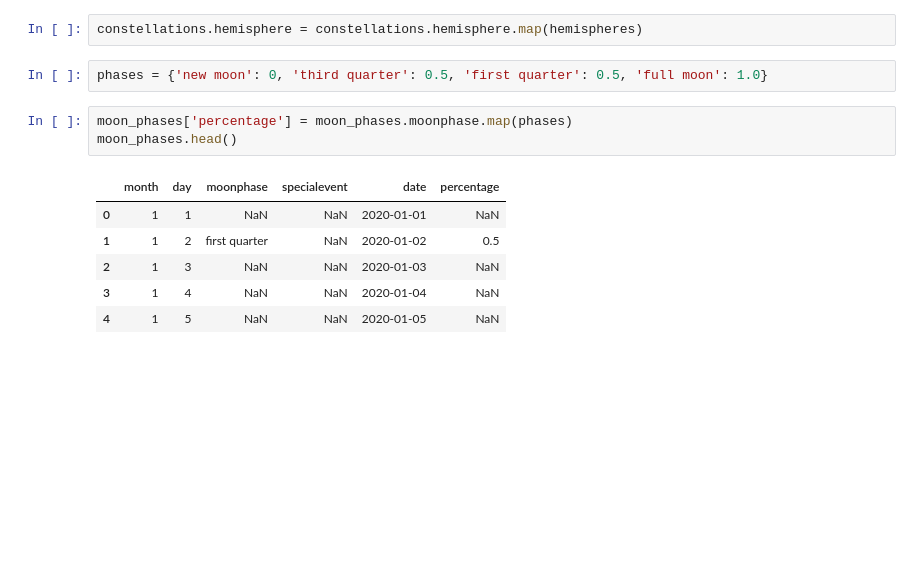
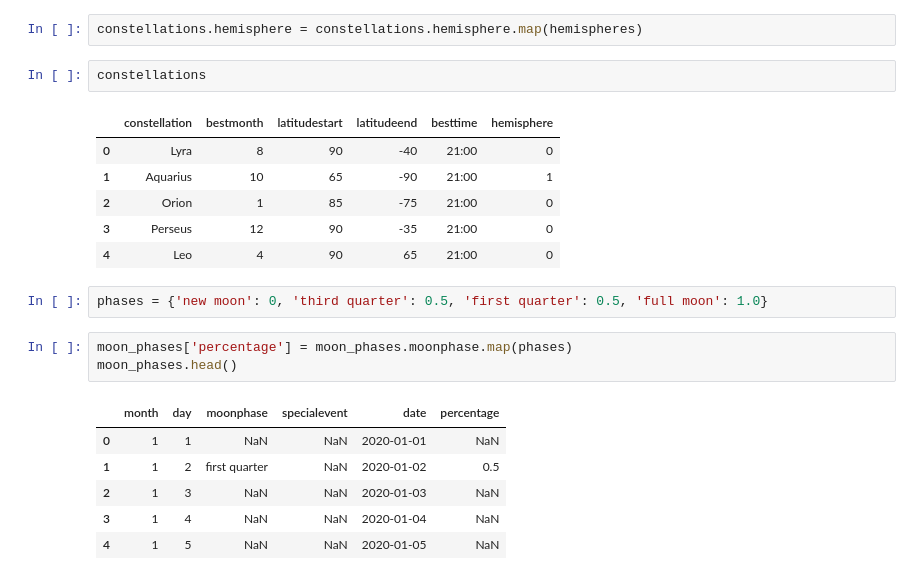
Before and after one commit to ArcayCo83/lluviameteoritos, a Jupyter notebook: meteorshowers.ipynb, the cells around one changed output. Saved outputs shown, nothing was run; the diff lists cells and outputs as text; blank space fills up the shorter version.

```diff
--- a/meteorshowers.ipynb
+++ b/meteorshowers.ipynb
@@ -157,5 +166,14 @@ meteor_showers.hemisphere = meteor_showers.hemisphere.map(hemispheres)
 # %%
 constellations.hemisphere = constellations.hemisphere.map(hemispheres)
+# %%
+constellations
+# %% [output]
+|  | constellation | bestmonth | latitudestart | latitudeend | besttime | hemisphere |
+| 0 | Lyra | 8 | 90 | -40 | 21:00 | 0 |
+| 1 | Aquarius | 10 | 65 | -90 | 21:00 | 1 |
+| 2 | Orion | 1 | 85 | -75 | 21:00 | 0 |
+| 3 | Perseus | 12 | 90 | -35 | 21:00 | 0 |
+| 4 | Leo | 4 | 90 | 65 | 21:00 | 0 |
 # %%
 phases = {'new moon': 0, 'third quarter': 0.5, 'first quarter': 0.5, 'full moon': 1.0}
 # %%
```
Also changed, not shown: parts of 26 cells of this notebook.
